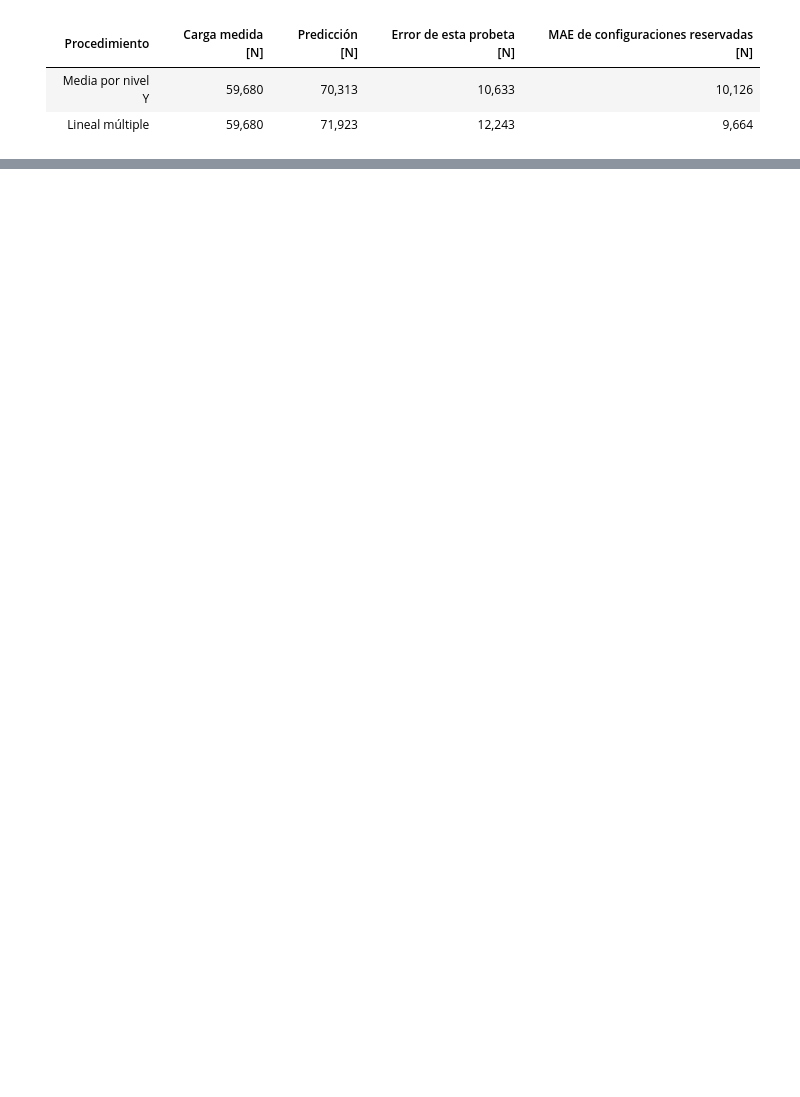
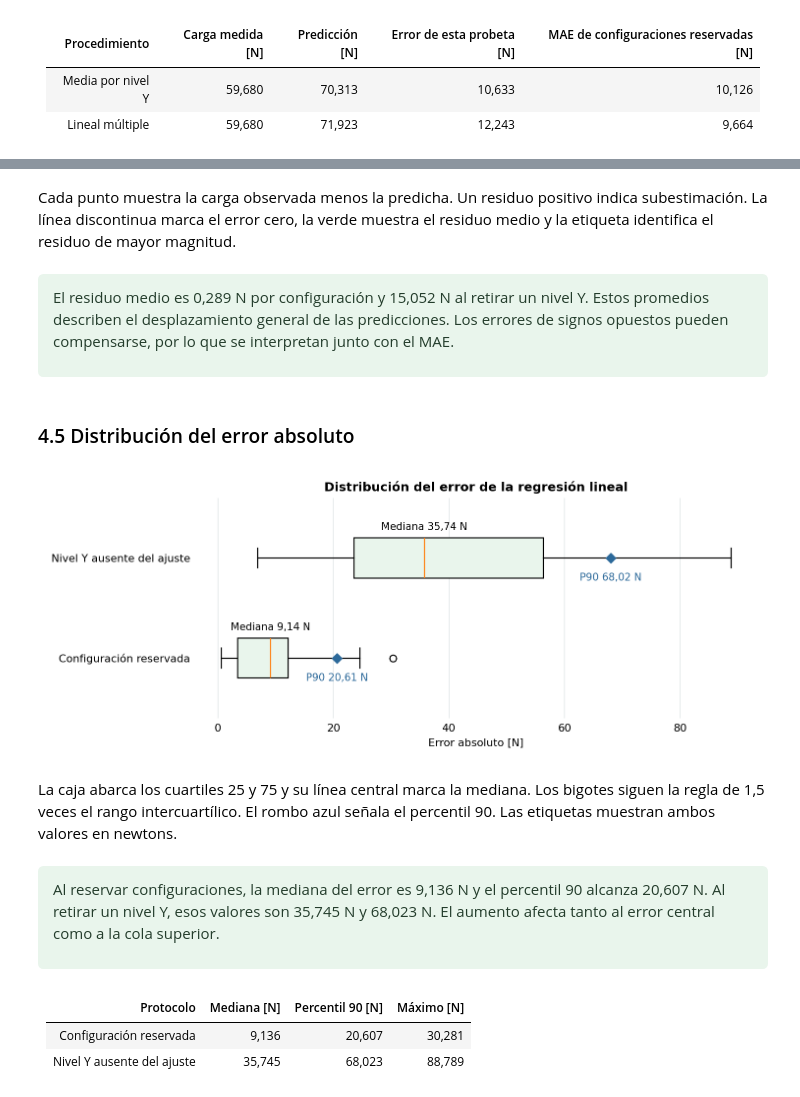
Before and after one commit to melissaaylasb-sudo/T02_MIA14_SeccionB, a Jupyter notebook: notebooks/Comparativa_6_Modelos_Regresion_Pantograficas.ipynb, the cells around one changed output, grey strips where cells are left out. Saved outputs shown, nothing was run; the diff lists cells and outputs as text; code cells hidden in the pictures; blank space fills up the shorter version.

```diff
--- a/notebooks/Comparativa_6_Modelos_Regresion_Pantograficas.ipynb
+++ b/notebooks/Comparativa_6_Modelos_Regresion_Pantograficas.ipynb
@@ -669,0 +256,29 @@ Constantes en el reajuste: `radio_pivote`. Redundantes en la base elegida: `nume
+# %% [markdown]
+Cada punto muestra la carga observada menos la predicha. Un residuo positivo indica subestimación. La línea discontinua marca el error cero, la verde muestra el residuo medio y la etiqueta identifica el residuo de mayor magnitud.
+# %% [markdown]
+<div style="background-color: #e9f5ec; color: #233c2b; padding: 0.8em 1em; border: 0; border-radius: 0.35em;">
+
+El residuo medio es 0,289 N por configuración y 15,052 N al retirar un nivel Y. Estos promedios describen el desplazamiento general de las predicciones. Los errores de signos opuestos pueden compensarse, por lo que se interpretan junto con el MAE.
+
+</div>
+# %% [markdown]
+### 4.5 Distribución del error absoluto
+# %%
+graficas.mostrar(graficas.distribucion_ganador, analisis.predicciones_ganador)
+# %% [output]
+[figure, added]
+# %% [markdown]
+La caja abarca los cuartiles 25 y 75 y su línea central marca la mediana. Los bigotes siguen la regla de 1,5 veces el rango intercuartílico. El rombo azul señala el percentil 90. Las etiquetas muestran ambos valores en newtons.
+# %% [markdown]
+<div style="background-color: #e9f5ec; color: #233c2b; padding: 0.8em 1em; border: 0; border-radius: 0.35em;">
+
+Al reservar configuraciones, la mediana del error es 9,136 N y el percentil 90 alcanza 20,607 N. Al retirar un nivel Y, esos valores son 35,745 N y 68,023 N. El aumento afecta tanto al error central como a la cola superior.
+
+</div>
+# %%
+vista.mostrar_resumen_errores(analisis.predicciones_ganador)
+# %% [output]
+| Protocolo | Mediana [N] | Percentil 90 [N] | Máximo [N] |
+| :--- | ---: | ---: | ---: |
+| Configuración reservada | 9,136 | 20,607 | 30,281 |
+| Nivel Y ausente del ajuste | 35,745 | 68,023 | 88,789 |
```
Also changed, not shown: parts of 118 cells of this notebook, 4 other files.
